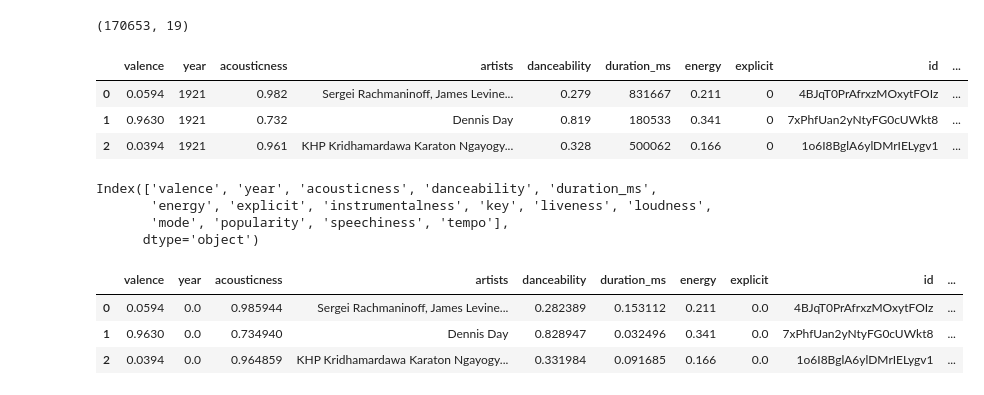
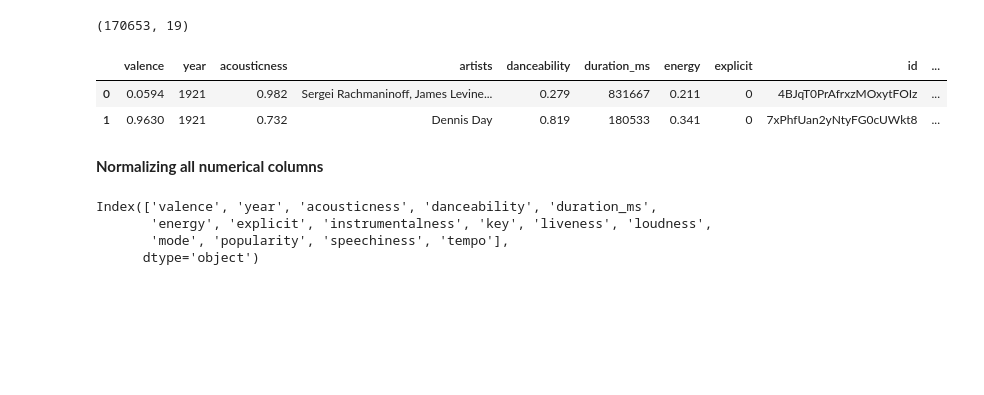
Before and after one commit to unpatel1/20220607_Recommendation_Engine_Spotify, a Jupyter notebook: 20220521_Recommendation_Engine_Spotify.ipynb, the cells around one changed output. Cells and saved outputs as stored; diff of their text form; code cells hidden in the pictures; blank space fills up the shorter version.

```diff
--- a/20220521_Recommendation_Engine_Spotify.ipynb
+++ b/20220521_Recommendation_Engine_Spotify.ipynb
@@ -99,10 +95,11 @@ spot['artists'] = spot['artists'].str.replace("]","")
 # %%
 spot['artists'] = spot['artists'].str.replace("'","")
 # %%
-spot.head(3)
+spot.head(2)
 # %% [output]
 |  | valence | year | acousticness | artists | danceability | duration_ms | energy | explicit | id | ... |
 | 0 | 0.0594 | 1921 | 0.982 | Sergei Rachmaninoff, James Levine... | 0.279 | 831667 | 0.211 | 0 | 4BJqT0PrAfrxzMOxytFOIz | ... |
 | 1 | 0.9630 | 1921 | 0.732 | Dennis Day | 0.819 | 180533 | 0.341 | 0 | 7xPhfUan2yNtyFG0cUWkt8 | ... |
-| 2 | 0.0394 | 1921 | 0.961 | KHP Kridhamardawa Karaton Ngayogy... | 0.328 | 500062 | 0.166 | 0 | 1o6I8BglA6ylDMrIELygv1 | ... |
+# %% [markdown]
+**Normalizing all numerical columns**
 # %%
@@ -117,10 +110,9 @@ num_types = ['int16', 'int32', 'int64', 'float16', 'float32','float64']
 # %%
-num = spot.select_dtypes(include = num_types)
+numeric_cols = spot.select_dtypes(include = 'number') # returns all numeric columns
+numeric_cols.columns
+# %% [output]
+Index(['valence', 'year', 'acousticness', 'danceability', 'duration_ms',
+       'energy', 'explicit', 'instrumentalness', 'key', 'liveness', 'loudness',
+       'mode', 'popularity', 'speechiness', 'tempo'],
+      dtype='object')
-# %%
-num.columns
-# %% [output]
-Index(['valence', 'year', 'acousticness', 'danceability', 'duration_ms',
-       'energy', 'explicit', 'instrumentalness', 'key', 'liveness', 'loudness',
-       'mode', 'popularity', 'speechiness', 'tempo'],
-      dtype='object')
 # %%
@@ -136,7 +121,0 @@ normalize_column('pred')
-# %%
-spot.head(3)
-# %% [output]
-|  | valence | year | acousticness | artists | danceability | duration_ms | energy | explicit | id | ... |
-| 0 | 0.0594 | 0.0 | 0.985944 | Sergei Rachmaninoff, James Levine... | 0.282389 | 0.153112 | 0.211 | 0.0 | 4BJqT0PrAfrxzMOxytFOIz | ... |
-| 1 | 0.9630 | 0.0 | 0.734940 | Dennis Day | 0.828947 | 0.032496 | 0.341 | 0.0 | 7xPhfUan2yNtyFG0cUWkt8 | ... |
-| 2 | 0.0394 | 0.0 | 0.964859 | KHP Kridhamardawa Karaton Ngayogy... | 0.331984 | 0.091685 | 0.166 | 0.0 | 1o6I8BglA6ylDMrIELygv1 | ... |
```
Also changed, not shown: parts of 15 cells of this notebook.
